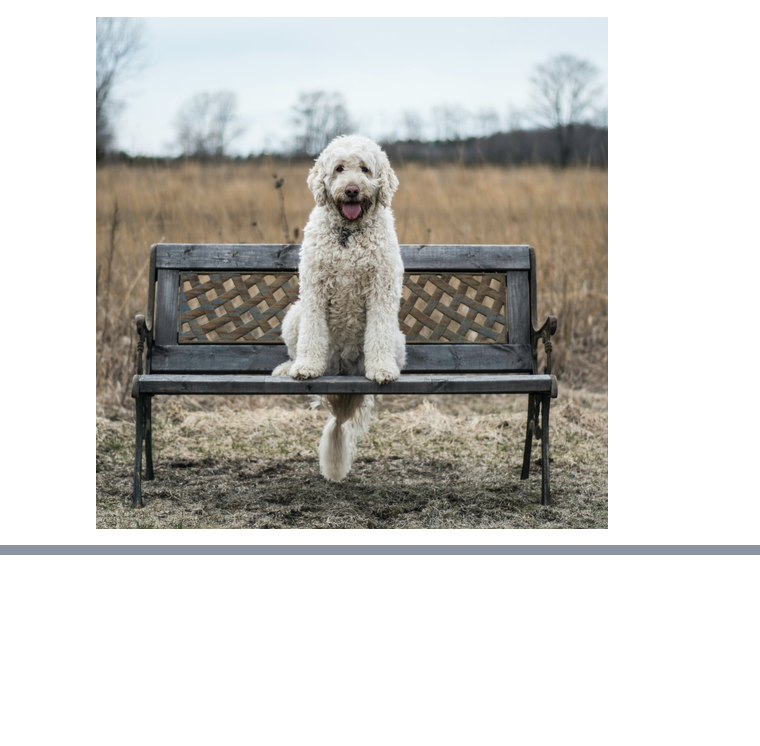
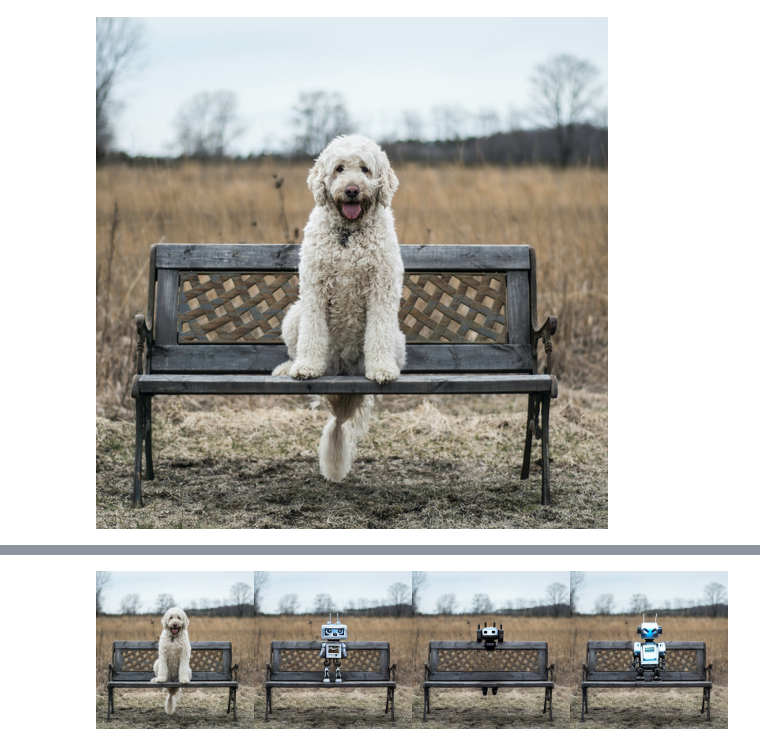
Before and after one commit to Loperaa-Juan/SegDiffuse, a Jupyter notebook: notebooks/stable_diffusion.ipynb, the cells around one changed output, grey strips where cells are left out. Saved outputs shown, nothing was run; the diff lists cells and outputs as text; code cells hidden in the pictures; blank space fills up the shorter version.

```diff
--- a/notebooks/stable_diffusion.ipynb
+++ b/notebooks/stable_diffusion.ipynb
@@ -81,0 +85,20 @@ image
+# %%
+prompt = "a mecha robot sitting on a bench"
+
+guidance_scale=7.5
+num_samples = 3
+generator = torch.Generator(device="cuda").manual_seed(42)
+
+images = pipe(
+    prompt=prompt,
+    image=image,
+    mask_image=mask_image,
+    guidance_scale=guidance_scale,
+    generator=generator,
+    num_images_per_prompt=num_samples,
+).images
+# %%
+images.insert(0, image)
+image_grid(images, 1, num_samples + 1)
+# %% [output]
+[figure, added]
```
Also changed, not shown: parts of 4 cells of this notebook, 2 other files.
